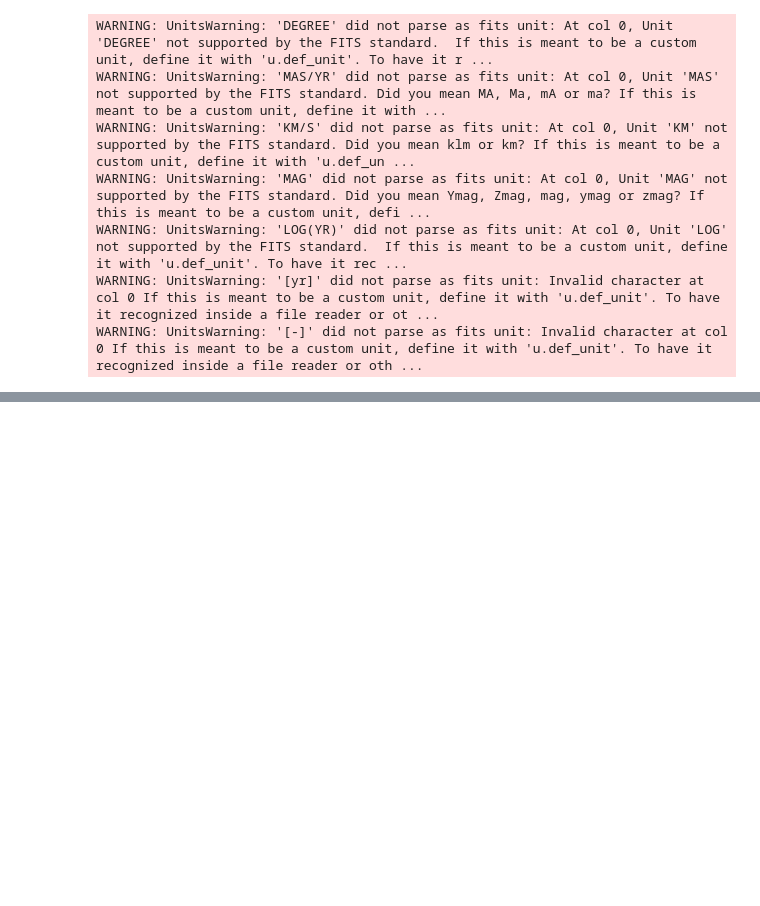
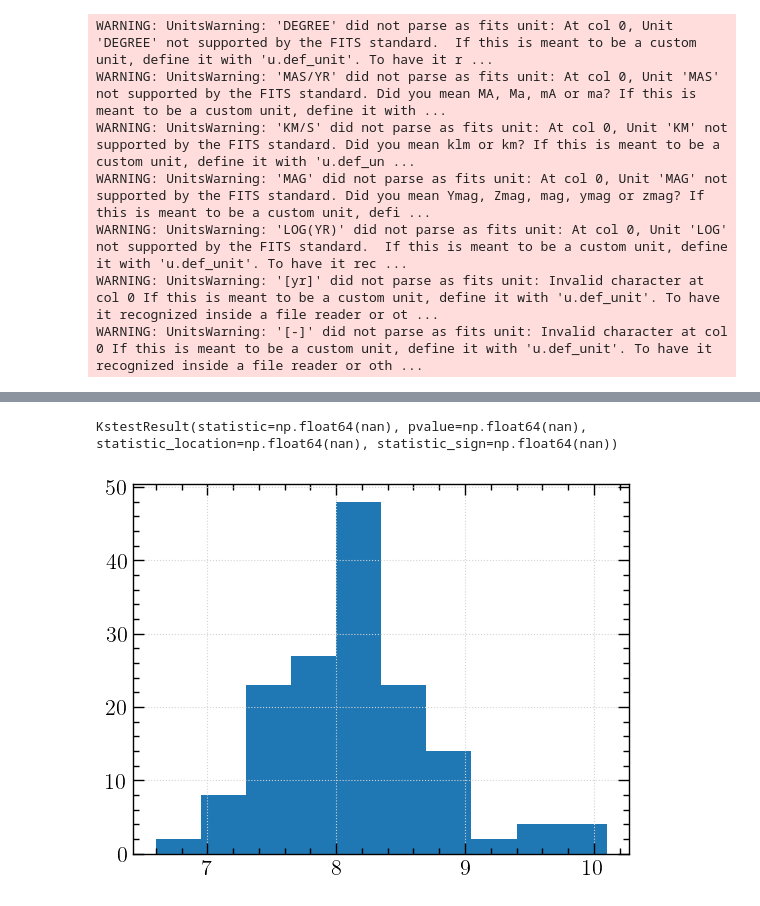
Before and after one commit to tobin-wainer/TESS_Cluster_Age_ML, a Jupyter notebook: make_gold_sample.ipynb, the cells around one changed output, grey strips where cells are left out. Cells and saved outputs as stored; diff of their text form; code cells hidden in the pictures; blank space fills up the shorter version.

```diff
--- a/make_gold_sample.ipynb
+++ b/make_gold_sample.ipynb
@@ -234,0 +158,10 @@ plt.tight_layout()
+# %%
+from scipy import stats
+np.random.seed(0)
+plt.hist(gold_sample['age'])
+
+
+stats.ks_2samp([], uniform_age_distribution)
+# %% [output]
+KstestResult(statistic=np.float64(nan), pvalue=np.float64(nan), statistic_location=np.float64(nan), statistic_sign=np.float64(nan))
+[figure, added]
```
Also changed, not shown: parts of 22 cells of this notebook.
